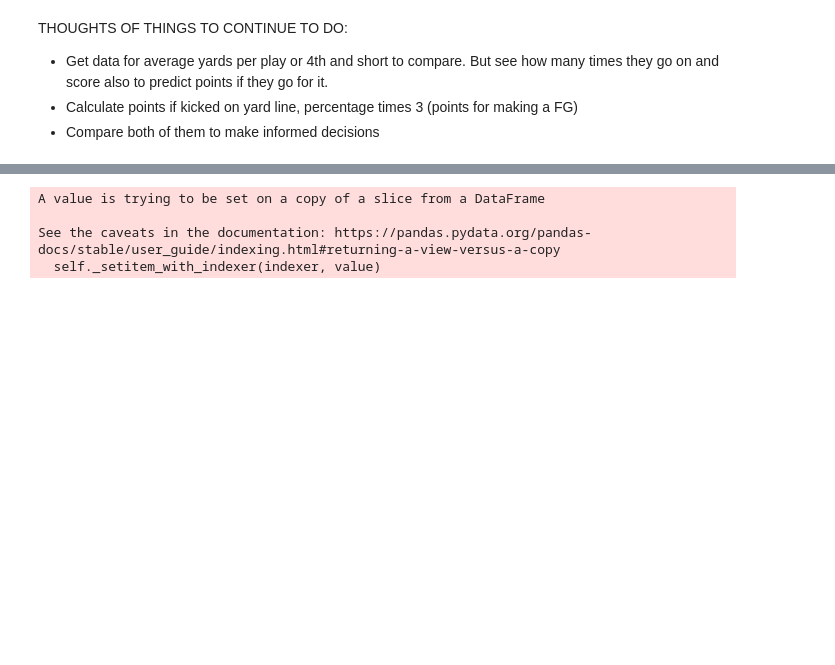
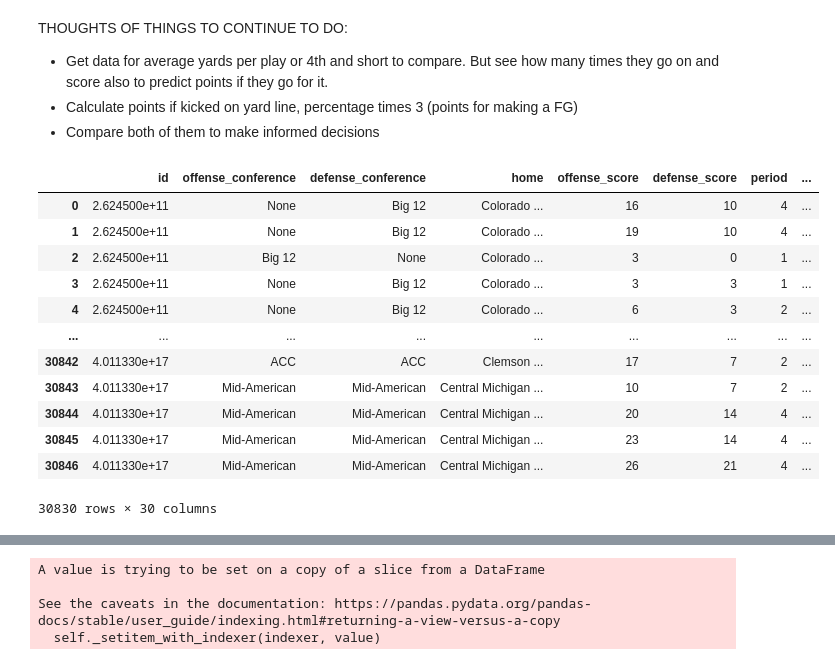
Before and after one commit to jasonjstewart/college-football, a Jupyter notebook: EDA_College_Football.ipynb, the cells around one changed output, grey strips where cells are left out. Drawn from its saved outputs; the diff is of its cells as text; code cells hidden in the pictures; blank space fills up the shorter version.

```diff
--- a/EDA_College_Football.ipynb
+++ b/EDA_College_Football.ipynb
@@ -7,10 +7,25 @@ THOUGHTS OF THINGS TO CONTINUE TO DO:
 - Compare both of them to make informed decisions
 # %%
 import pandas as pd
-df=pd.read_csv('https://jasonstewart.s3.amazonaws.com/college-football-updated.csv')
+df=pd.read_csv('https://jasonstewart.s3.amazonaws.com/college-football-data-fg.csv')
 df.describe()
 df.dropna(axis=0, inplace=True)
 #THIS IS AWESOME WOOHOO
+df
+# %% [output]
+|  | id | offense_conference | defense_conference | home | offense_score | defense_score | period | ... |
+| 0 | 2.624500e+11 | None | Big 12 | Colorado ... | 16 | 10 | 4 | ... |
+| 1 | 2.624500e+11 | None | Big 12 | Colorado ... | 19 | 10 | 4 | ... |
+| 2 | 2.624500e+11 | Big 12 | None | Colorado ... | 3 | 0 | 1 | ... |
+| 3 | 2.624500e+11 | None | Big 12 | Colorado ... | 3 | 3 | 1 | ... |
+| 4 | 2.624500e+11 | None | Big 12 | Colorado ... | 6 | 3 | 2 | ... |
+| ... | ... | ... | ... | ... | ... | ... | ... | ... |
+| 30842 | 4.011330e+17 | ACC | ACC | Clemson ... | 17 | 7 | 2 | ... |
+| 30843 | 4.011330e+17 | Mid-American | Mid-American | Central Michigan ... | 10 | 7 | 2 | ... |
+| 30844 | 4.011330e+17 | Mid-American | Mid-American | Central Michigan ... | 20 | 14 | 4 | ... |
+| 30845 | 4.011330e+17 | Mid-American | Mid-American | Central Michigan ... | 23 | 14 | 4 | ... |
+| 30846 | 4.011330e+17 | Mid-American | Mid-American | Central Michigan ... | 26 | 21 | 4 | ... |
+30830 rows × 30 columns
 # %%
 #creates a binary 0 or 1 as result of the field, 1 means it was good and 0 means it was missed
 fg_results=[]
```
Also changed, not shown: parts of 7 cells of this notebook.
